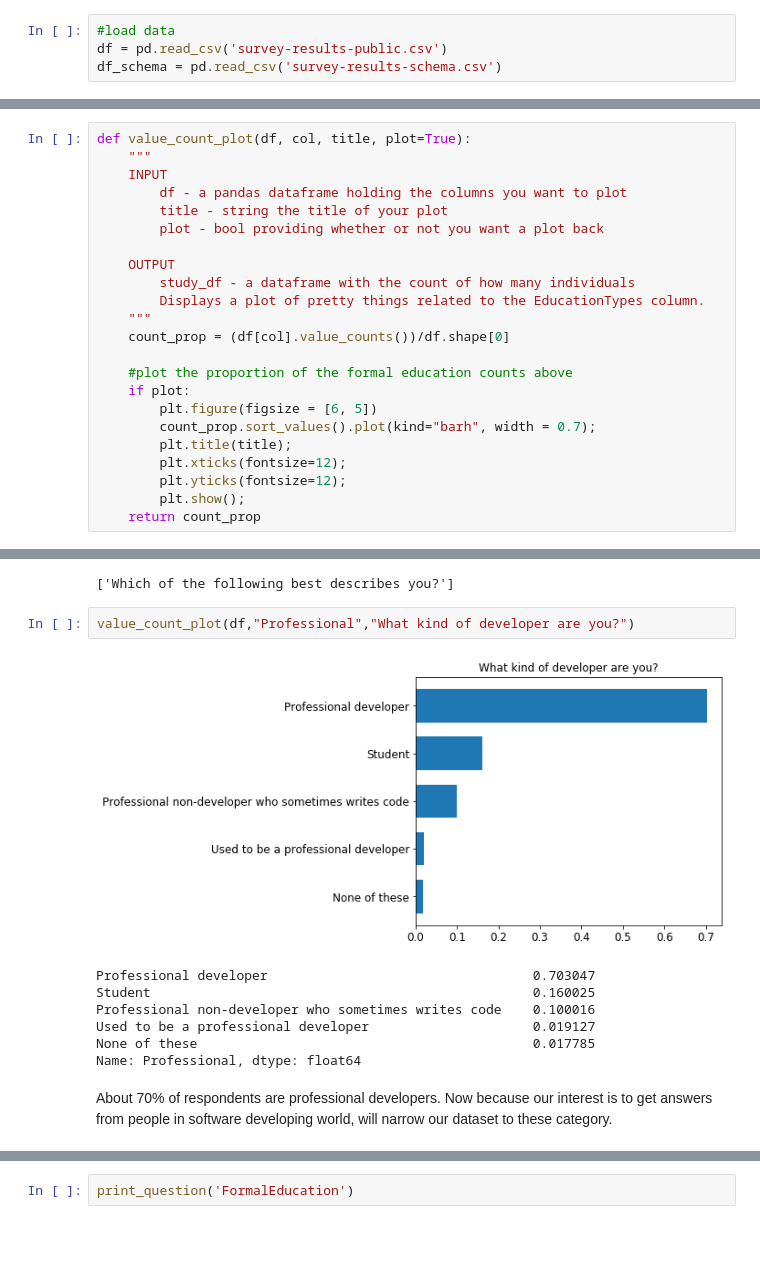
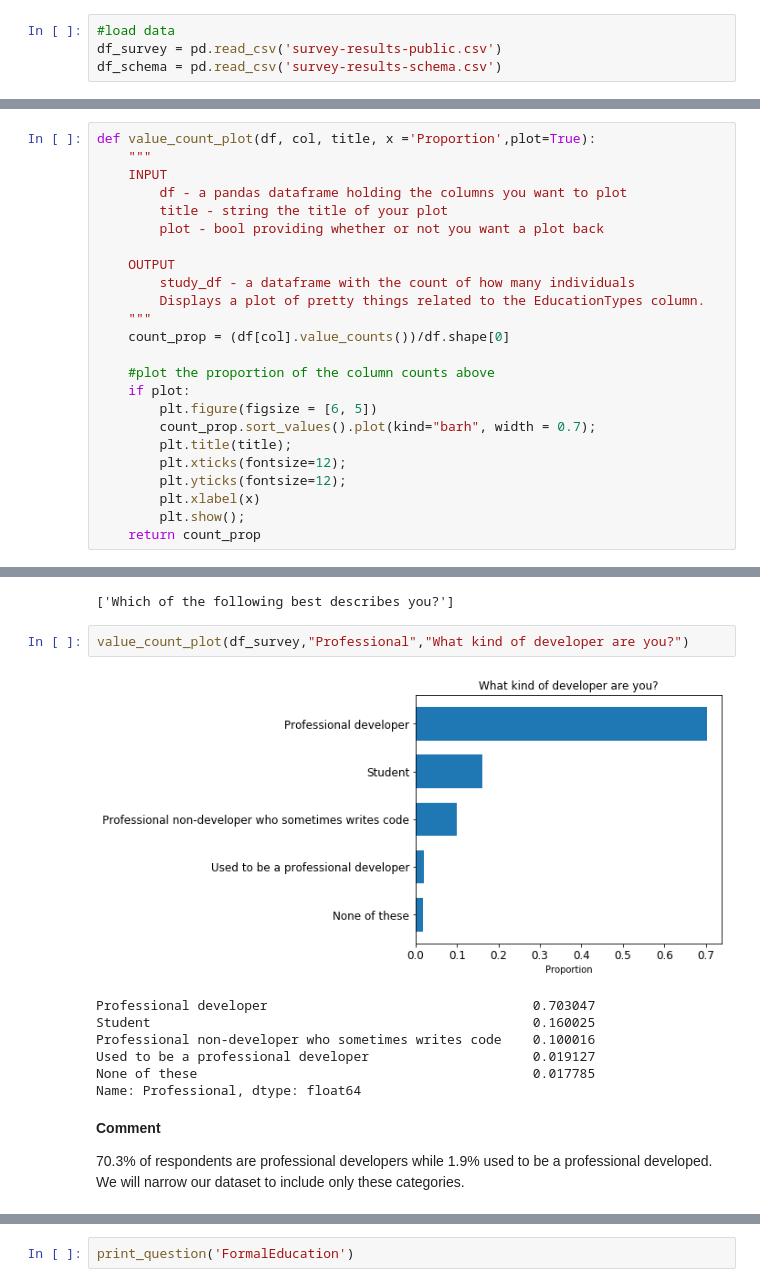
Before and after one commit to Marvykalu/DataScience_Projects, a Jupyter notebook: stackoverflow_developer_survey_2017/Exploratory_Data_Analysis_File.ipynb, the cells around one changed output, grey strips where cells are left out. Cells and saved outputs as stored; diff of their text form; blank space fills up the shorter version.

```diff
--- a/stackoverflow_developer_survey_2017/Exploratory_Data_Analysis_File.ipynb
+++ b/stackoverflow_developer_survey_2017/Exploratory_Data_Analysis_File.ipynb
@@ -22,5 +22,5 @@ from collections import defaultdict
 %matplotlib inline
 # %%
 #load data
-df = pd.read_csv('survey-results-public.csv')
+df_survey = pd.read_csv('survey-results-public.csv')
 df_schema = pd.read_csv('survey-results-schema.csv')
@@ -79,6 +77,6 @@ def df_filter(df, col, val):
     return new_df
 # %%
-def value_count_plot(df, col, title, plot=True):
+def value_count_plot(df, col, title, x ='Proportion',plot=True):
     """
     INPUT
         df - a pandas dataframe holding the columns you want to plot
@@ -91,12 +89,13 @@ def value_count_plot(df, col, title, plot=True):
     """
     count_prop = (df[col].value_counts())/df.shape[0]
 
-    #plot the proportion of the formal education counts above
+    #plot the proportion of the column counts above
     if plot:
         plt.figure(figsize = [6, 5])
         count_prop.sort_values().plot(kind="barh", width = 0.7);
         plt.title(title);
         plt.xticks(fontsize=12);
         plt.yticks(fontsize=12);
+        plt.xlabel(x)
         plt.show();
     return count_prop
@@ -107,9 +112,9 @@ print_question('Professional')
 # %% [output]
 ['Which of the following best describes you?']
 # %%
-value_count_plot(df,"Professional","What kind of developer are you?")
+value_count_plot(df_survey,"Professional","What kind of developer are you?")
 # %% [output]
-[figure, old version]
+[figure, new version]
 Professional developer                                  0.703047
 Student                                                 0.160025
 Professional non-developer who sometimes writes code    0.100016
@@ -117,4 +122,6 @@ Used to be a professional developer                     0.019127
 None of these                                           0.017785
 Name: Professional, dtype: float64
 # %% [markdown]
-About 70% of respondents are professional developers. Now because our interest is to get answers from people in software developing world, will narrow our dataset to these category.
+**Comment**
+
+70.3% of respondents are professional developers while 1.9% used to be a professional developed. We will narrow our dataset to include only these categories.
```
Also changed, not shown: parts of 113 cells of this notebook.
